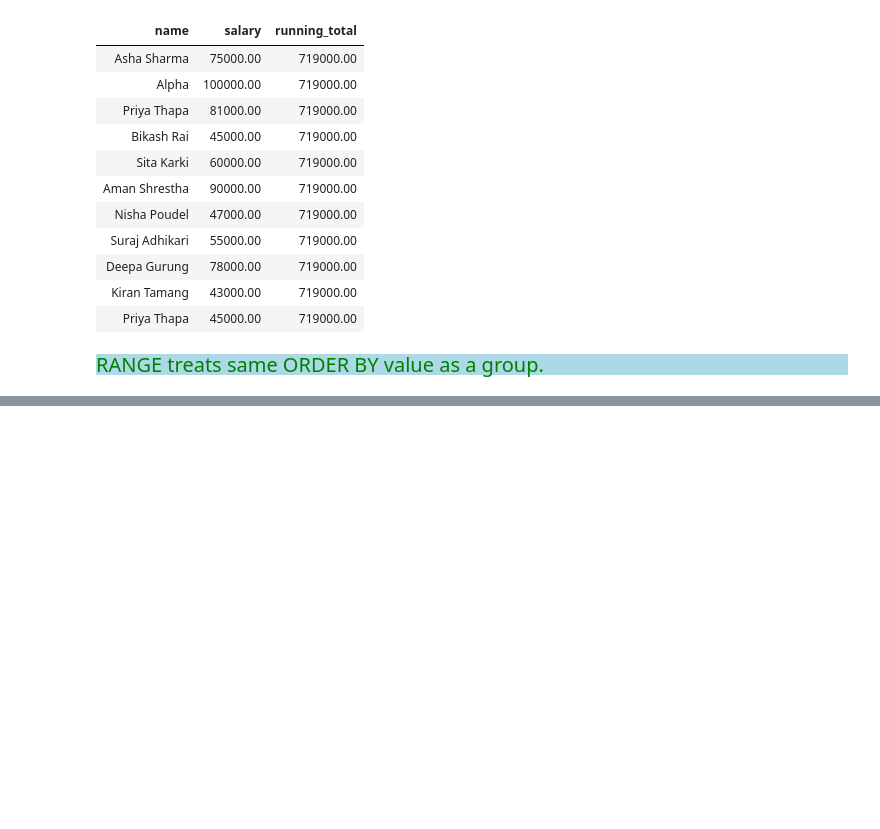
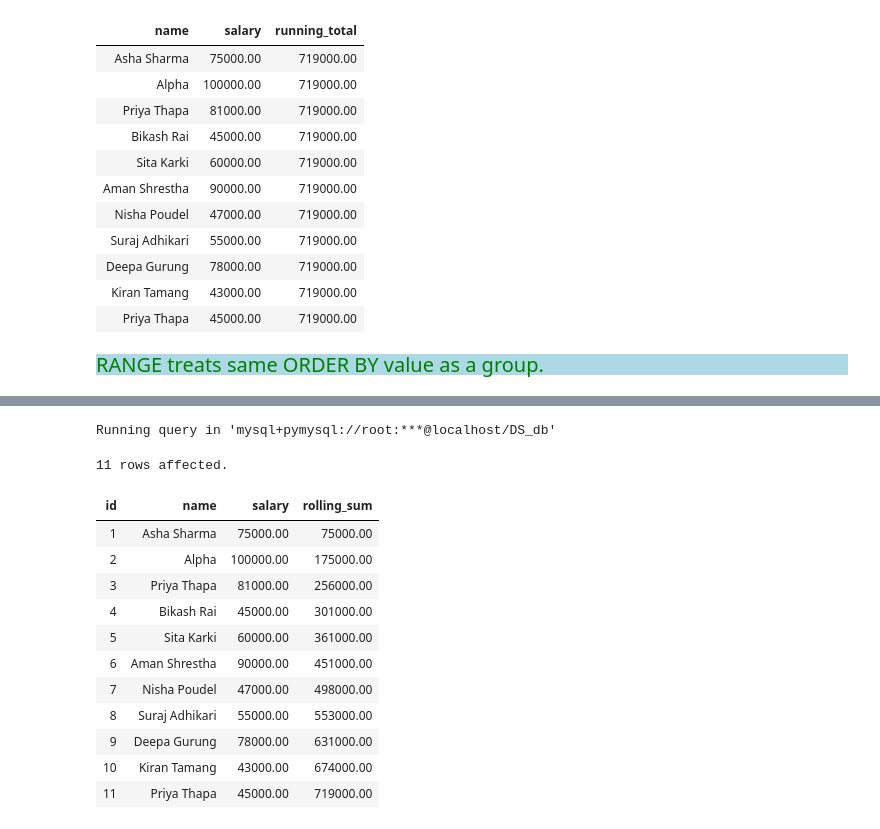
Before and after one commit to Kartika-Nidhi/SQLNotes, a Jupyter notebook: SQLNotes.ipynb, the cells around one changed output, grey strips where cells are left out. Drawn from its saved outputs; the diff is of its cells as text; code cells hidden in the pictures; blank space fills up the shorter version.

```diff
--- a/SQLNotes.ipynb
+++ b/SQLNotes.ipynb
@@ -1644,0 +1670,27 @@ Running query in 'mysql+pymysql://root:***@localhost/DS_db'
+# %%
+%%sql
+
+WITH cte AS(
+    SELECT id, name, salary,
+    SUM(salary) OVER(ROWS BETWEEN UNBOUNDED PRECEDING AND CURRENT ROW) AS rolling_sum
+    FROM employees
+)
+
+SELECT *
+FROM cte
+WHERE rolling_sum <1000000;
+# %% [output]
+Running query in 'mysql+pymysql://root:***@localhost/DS_db'
+11 rows affected.
+| id | name | salary | rolling_sum |
+| 1 | Asha Sharma | 75000.00 | 75000.00 |
+| 2 | Alpha | 100000.00 | 175000.00 |
+| 3 | Priya Thapa | 81000.00 | 256000.00 |
+| 4 | Bikash Rai | 45000.00 | 301000.00 |
+| 5 | Sita Karki | 60000.00 | 361000.00 |
+| 6 | Aman Shrestha | 90000.00 | 451000.00 |
+| 7 | Nisha Poudel | 47000.00 | 498000.00 |
+| 8 | Suraj Adhikari | 55000.00 | 553000.00 |
+| 9 | Deepa Gurung | 78000.00 | 631000.00 |
+| 10 | Kiran Tamang | 43000.00 | 674000.00 |
+| 11 | Priya Thapa | 45000.00 | 719000.00 |
```
Also changed, not shown: parts of 8 cells of this notebook.
